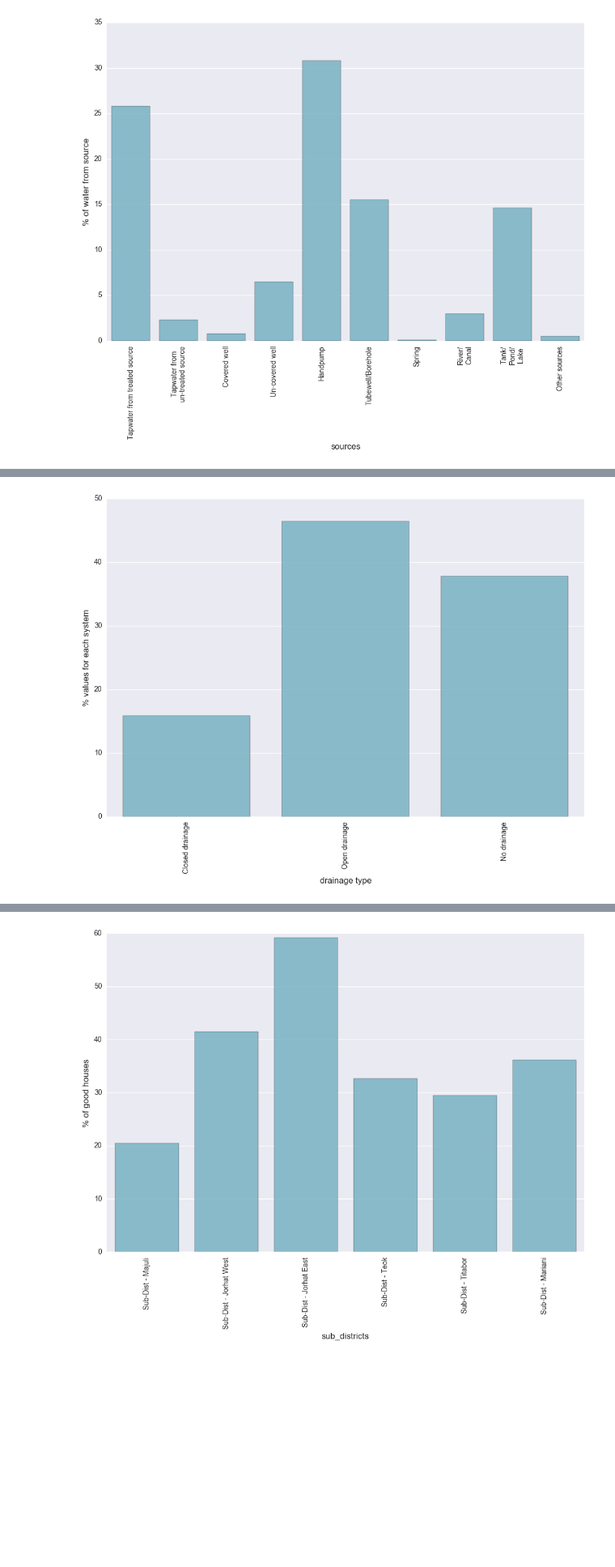
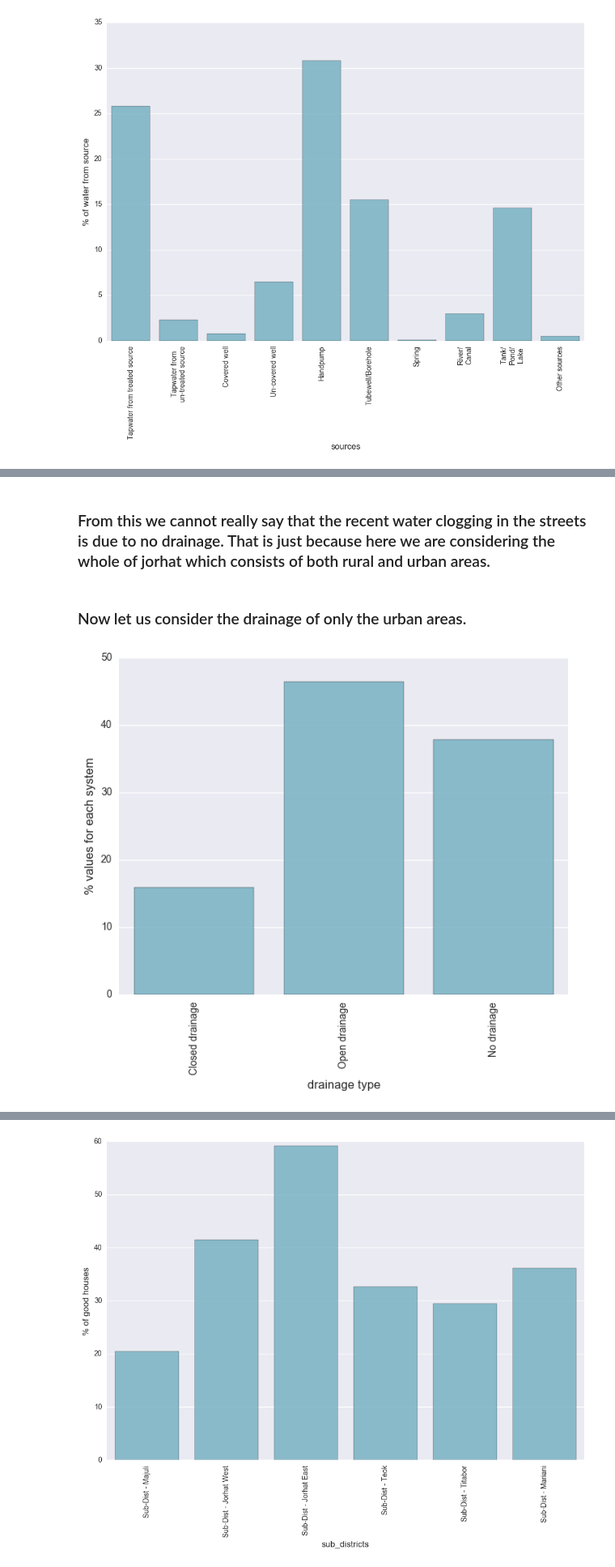
Before and after one commit to Ankur19/Exploratory-data-analysis-on-census-2011-data-of-Jorhat-District, a Jupyter notebook: Jorhat_census_edt.ipynb, the cells around one changed output, grey strips where cells are left out. Shown at 81% size. Cells and saved outputs as stored; diff of their text form; code cells hidden in the pictures; blank space fills up the shorter version.

```diff
--- a/Jorhat_census_edt.ipynb
+++ b/Jorhat_census_edt.ipynb
@@ -76,12 +91,16 @@ plt.show()
+# %% [markdown]
+### From this we cannot really say that the recent water clogging in the streets is due to no drainage. That is just because here we are considering the whole of jorhat which consists of both rural and urban areas.
+# %% [markdown]
+### Now let us consider the drainage of only the urban areas.
 # %%
-plt.figure(figsize=(12,8))
+plt.figure(figsize=(8,6))
 values = list(df_district.ix[2,105:108])
 labels = df_new.ix[105:107].reset_index()
 labels = list(labels[0])
 sns.barplot(labels, values, alpha=0.8, color=color[5])
 plt.ylabel('% values for each system', fontsize=12)
 plt.xlabel('drainage type', fontsize=12)
 plt.xticks(rotation='vertical')
 plt.show()
 # %% [output]
-[figure, old version]
+[figure, new version]
```
Also changed, not shown: parts of 33 cells of this notebook.
